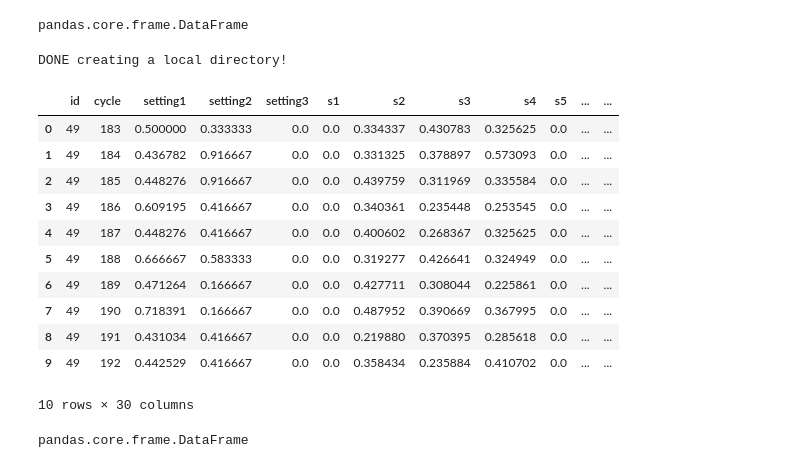
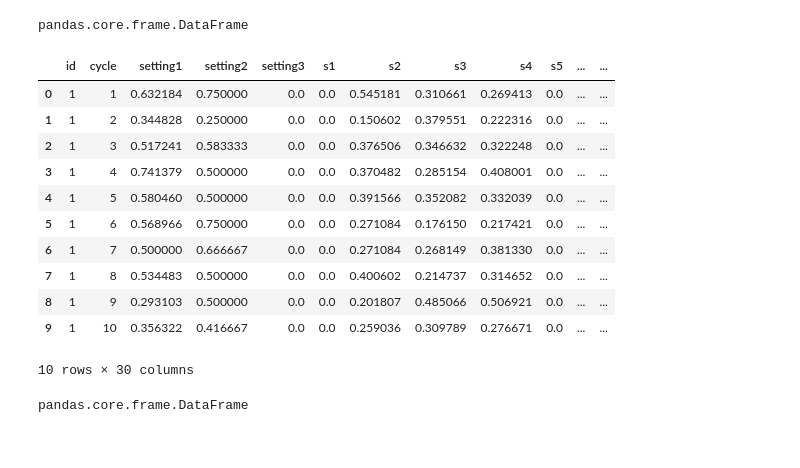
Before and after one commit to Azure-Samples/MachineLearningSamples-DeepLearningforPredictiveMaintenance, a Jupyter notebook: Code/2_model_building_and_evaluation.ipynb, the cells around one changed output. Cells and saved outputs as stored; diff of their text form; code cells hidden in the pictures.

```diff
--- a/Code/2_model_building_and_evaluation.ipynb
+++ b/Code/2_model_building_and_evaluation.ipynb
@@ -104,36 +70,23 @@ DONE creating a local directory!
 type(train_df)
 # %% [output]
 pandas.core.frame.DataFrame
-# %%
-# load the previous created final dataset into the workspace
-# create a local path where we store results
-if not os.path.exists(TEST_DATA):
-    os.makedirs(TEST_DATA)
-    print('DONE creating a local directory!')
-
-# download the entire parquet result folder to local path for a new run
-for blob in az_blob_service.list_blobs(CONTAINER_NAME):
-    if TEST_DATA in blob.name:
-        local_file = os.path.join(TEST_DATA, os.path.basename(blob.name))
-        az_blob_service.get_blob_to_path(CONTAINER_NAME, blob.name, local_file)
-
-test_df = spark.read.parquet(TEST_DATA)
-test_df = test_df.toPandas()
-test_df.head(10)
-# %% [output]
-DONE creating a local directory!
-|  | id | cycle | setting1 | setting2 | setting3 | s1 | s2 | s3 | s4 | s5 | ... | ... |
-| 0 | 49 | 183 | 0.500000 | 0.333333 | 0.0 | 0.0 | 0.334337 | 0.430783 | 0.325625 | 0.0 | ... | ... |
-| 1 | 49 | 184 | 0.436782 | 0.916667 | 0.0 | 0.0 | 0.331325 | 0.378897 | 0.573093 | 0.0 | ... | ... |
-| 2 | 49 | 185 | 0.448276 | 0.916667 | 0.0 | 0.0 | 0.439759 | 0.311969 | 0.335584 | 0.0 | ... | ... |
-| 3 | 49 | 186 | 0.609195 | 0.416667 | 0.0 | 0.0 | 0.340361 | 0.235448 | 0.253545 | 0.0 | ... | ... |
-| 4 | 49 | 187 | 0.448276 | 0.416667 | 0.0 | 0.0 | 0.400602 | 0.268367 | 0.325625 | 0.0 | ... | ... |
-| 5 | 49 | 188 | 0.666667 | 0.583333 | 0.0 | 0.0 | 0.319277 | 0.426641 | 0.324949 | 0.0 | ... | ... |
-| 6 | 49 | 189 | 0.471264 | 0.166667 | 0.0 | 0.0 | 0.427711 | 0.308044 | 0.225861 | 0.0 | ... | ... |
-| 7 | 49 | 190 | 0.718391 | 0.166667 | 0.0 | 0.0 | 0.487952 | 0.390669 | 0.367995 | 0.0 | ... | ... |
-| 8 | 49 | 191 | 0.431034 | 0.416667 | 0.0 | 0.0 | 0.219880 | 0.370395 | 0.285618 | 0.0 | ... | ... |
-| 9 | 49 | 192 | 0.442529 | 0.416667 | 0.0 | 0.0 | 0.358434 | 0.235884 | 0.410702 | 0.0 | ... | ... |
-10 rows × 30 columns
+# %%
+test_df = pd.read_pickle(SHARE_ROOT + TEST_DATA)
+
+test_df.head(10)
+# %% [output]
+|  | id | cycle | setting1 | setting2 | setting3 | s1 | s2 | s3 | s4 | s5 | ... | ... |
+| 0 | 1 | 1 | 0.632184 | 0.750000 | 0.0 | 0.0 | 0.545181 | 0.310661 | 0.269413 | 0.0 | ... | ... |
+| 1 | 1 | 2 | 0.344828 | 0.250000 | 0.0 | 0.0 | 0.150602 | 0.379551 | 0.222316 | 0.0 | ... | ... |
+| 2 | 1 | 3 | 0.517241 | 0.583333 | 0.0 | 0.0 | 0.376506 | 0.346632 | 0.322248 | 0.0 | ... | ... |
+| 3 | 1 | 4 | 0.741379 | 0.500000 | 0.0 | 0.0 | 0.370482 | 0.285154 | 0.408001 | 0.0 | ... | ... |
+| 4 | 1 | 5 | 0.580460 | 0.500000 | 0.0 | 0.0 | 0.391566 | 0.352082 | 0.332039 | 0.0 | ... | ... |
+| 5 | 1 | 6 | 0.568966 | 0.750000 | 0.0 | 0.0 | 0.271084 | 0.176150 | 0.217421 | 0.0 | ... | ... |
+| 6 | 1 | 7 | 0.500000 | 0.666667 | 0.0 | 0.0 | 0.271084 | 0.268149 | 0.381330 | 0.0 | ... | ... |
+| 7 | 1 | 8 | 0.534483 | 0.500000 | 0.0 | 0.0 | 0.400602 | 0.214737 | 0.314652 | 0.0 | ... | ... |
+| 8 | 1 | 9 | 0.293103 | 0.500000 | 0.0 | 0.0 | 0.201807 | 0.485066 | 0.506921 | 0.0 | ... | ... |
+| 9 | 1 | 10 | 0.356322 | 0.416667 | 0.0 | 0.0 | 0.259036 | 0.309789 | 0.276671 | 0.0 | ... | ... |
+10 rows × 30 columns
 # %%
 type(test_df)
 # %% [output]
```
Also changed, not shown: parts of 22 cells of this notebook, 4 other files.
